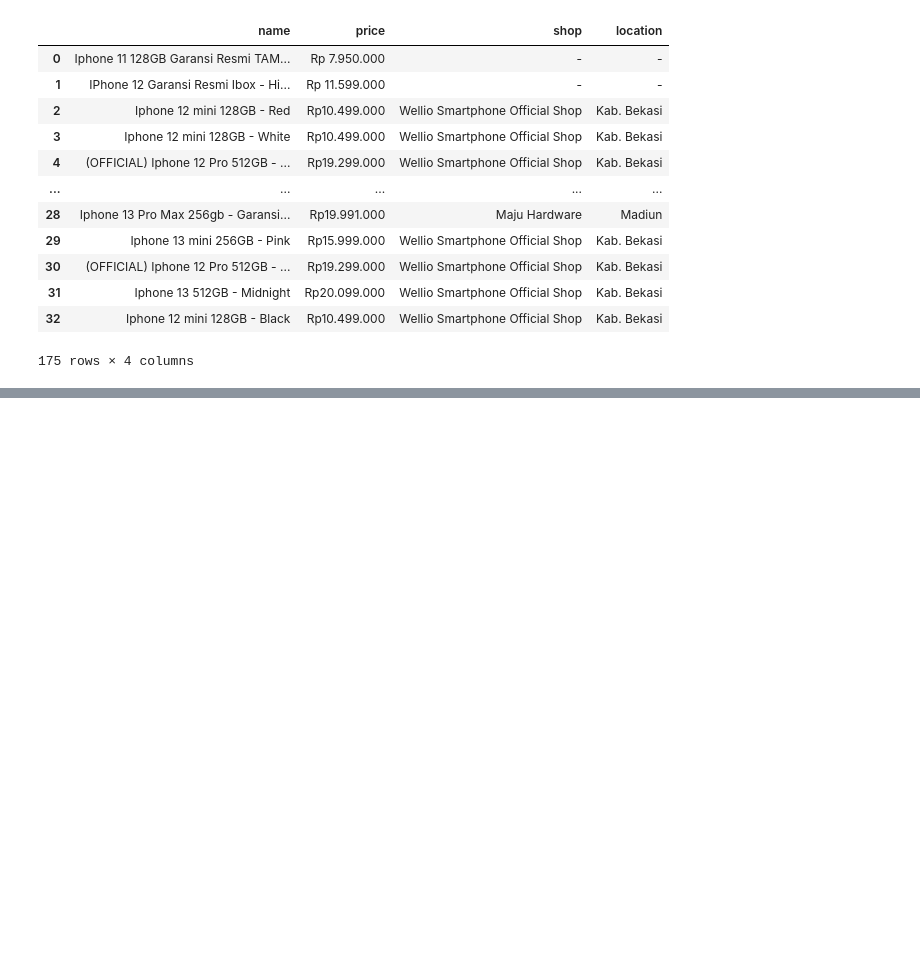
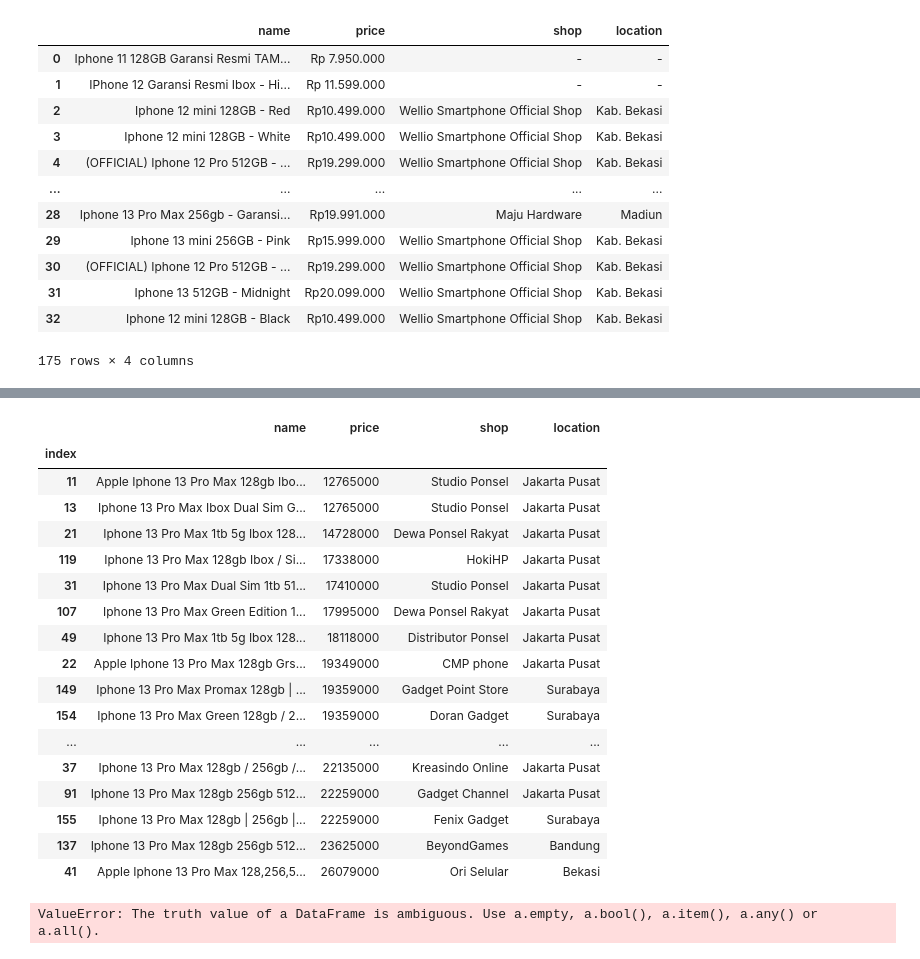
Before and after one commit to prasetyatf/iphone13promax_price_analysis, a Jupyter notebook: Analisis-Iphone_13_pro_max.ipynb, the cells around one changed output, grey strips where cells are left out. Drawn from its saved outputs; the diff is of its cells as text; code cells hidden in the pictures; blank space fills up the shorter version.

```diff
--- a/Analisis-Iphone_13_pro_max.ipynb
+++ b/Analisis-Iphone_13_pro_max.ipynb
@@ -175,0 +214,28 @@ df.boxplot('price')
+# %%
+normal = df.loc[df.name.str.contains('128'), :]
+normal
+# %% [output]
+|  | name | price | shop | location |
+| index |  |  |  |  |
+| 11 | Apple Iphone 13 Pro Max 128gb Ibo... | 12765000 | Studio Ponsel | Jakarta Pusat |
+| 13 | Iphone 13 Pro Max Ibox Dual Sim G... | 12765000 | Studio Ponsel | Jakarta Pusat |
+| 21 | Iphone 13 Pro Max 1tb 5g Ibox 128... | 14728000 | Dewa Ponsel Rakyat | Jakarta Pusat |
+| 119 | Iphone 13 Pro Max 128gb Ibox / Si... | 17338000 | HokiHP | Jakarta Pusat |
+| 31 | Iphone 13 Pro Max Dual Sim 1tb 51... | 17410000 | Studio Ponsel | Jakarta Pusat |
+| 107 | Iphone 13 Pro Max Green Edition 1... | 17995000 | Dewa Ponsel Rakyat | Jakarta Pusat |
+| 49 | Iphone 13 Pro Max 1tb 5g Ibox 128... | 18118000 | Distributor Ponsel | Jakarta Pusat |
+| 22 | Apple Iphone 13 Pro Max 128gb Grs... | 19349000 | CMP phone | Jakarta Pusat |
+| 149 | Iphone 13 Pro Max Promax 128gb | ... | 19359000 | Gadget Point Store | Surabaya |
+| 154 | Iphone 13 Pro Max Green 128gb / 2... | 19359000 | Doran Gadget | Surabaya |
+| ... | ... | ... | ... | ... |
+| 37 | Iphone 13 Pro Max 128gb / 256gb /... | 22135000 | Kreasindo Online | Jakarta Pusat |
+| 91 | Iphone 13 Pro Max 128gb 256gb 512... | 22259000 | Gadget Channel | Jakarta Pusat |
+| 155 | Iphone 13 Pro Max 128gb | 256gb |... | 22259000 | Fenix Gadget | Surabaya |
+| 137 | Iphone 13 Pro Max 128gb 256gb 512... | 23625000 | BeyondGames | Bandung |
+| 41 | Apple Iphone 13 Pro Max 128,256,5... | 26079000 | Ori Selular | Bekasi |
+# %%
+for norm in normal:
+    if re.findall('256', norm):
+        normal.drop(normal.loc[])
+# %% [output]
+ValueError: The truth value of a DataFrame is ambiguous. Use a.empty, a.bool(), a.item(), a.any() or a.all().
```
Also changed, not shown: parts of 18 cells of this notebook.
